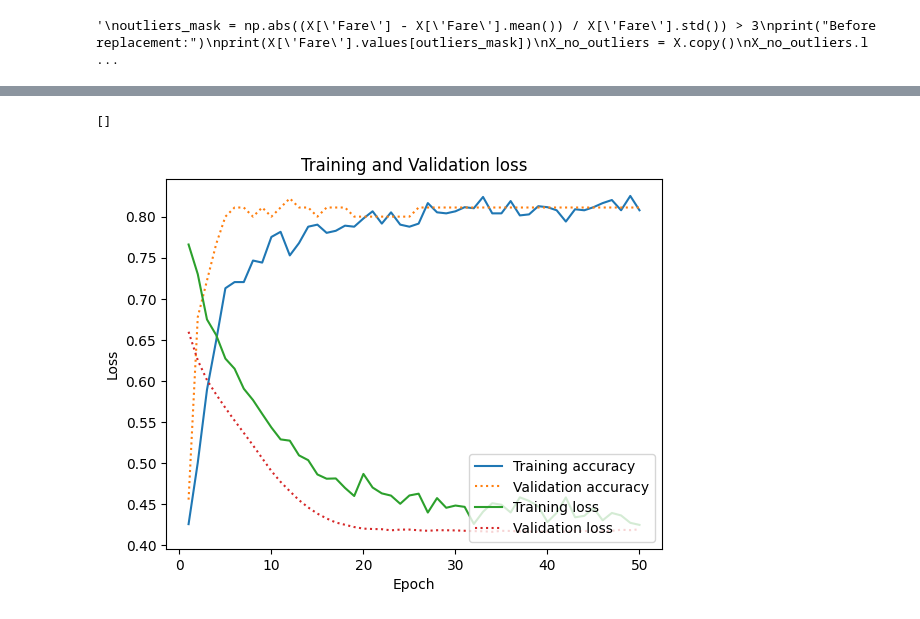
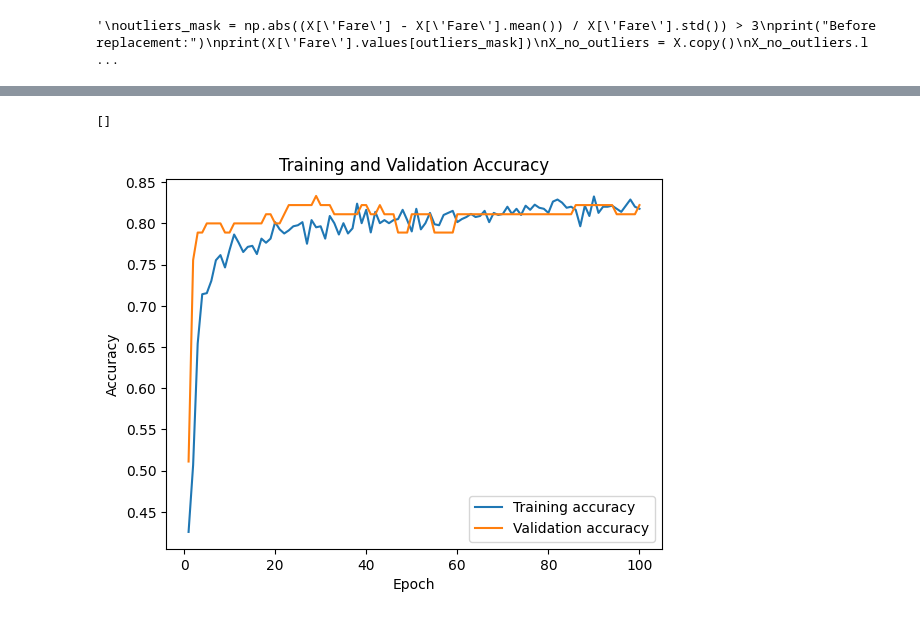
Before and after one commit to Shengan01/Kaggle, a Jupyter notebook: Competitions/Titanic/titan.ipynb, the cells around one changed output, grey strips where cells are left out. Cells and saved outputs as stored; diff of their text form; code cells hidden in the pictures.

```diff
--- a/Competitions/Titanic/titan.ipynb
+++ b/Competitions/Titanic/titan.ipynb
@@ -348,15 +350,15 @@ X_predict_scaled = scaler.transform(X_predict)
 
 model = Sequential()
 model.add(Dense(32, input_shape=(X.shape[1],), activation='relu'))
-model.add(Dropout(0.25))
-model.add(Dense(32, activation='relu'))
-model.add(Dropout(0.25))
+model.add(Dropout(0.3))
+model.add(Dense(16, activation='relu'))
+model.add(Dropout(0.3))
 model.add(Dense(1, activation='sigmoid'))
 learning_rate = 0.0005
 model.compile(optimizer=Adam(learning_rate), loss='binary_crossentropy', metrics=['accuracy'])
 X_train, X_test, y_train, y_test = train_test_split(X_scaled, y, test_size=0.1, random_state=42)
 
-history = model.fit(X_train, y_train, batch_size=64, epochs=50, validation_data=(X_test, y_test), verbose=2)
+history = model.fit(X_train, y_train, batch_size=32, epochs=100, validation_data=(X_test, y_test), verbose=2)
 y_pred = model.predict(X_predict_scaled)
 y_pred = np.round(y_pred).astype(int)
 
@@ -370,18 +372,10 @@ val_loss = history.history['val_loss']
 
 
 plt.plot(epochs, acc, '-', label='Training accuracy')
-plt.plot(epochs, val, ':', label='Validation accuracy')
+plt.plot(epochs, val, '-', label='Validation accuracy')
 plt.title('Training and Validation Accuracy')
 plt.xlabel('Epoch')
 plt.ylabel('Accuracy')
 plt.legend(loc='lower right')
 plt.plot()
-
-plt.plot(epochs, loss, '-', label='Training loss')
-plt.plot(epochs, val_loss, ':', label='Validation loss')
-plt.title('Training and Validation loss')
-plt.xlabel('Epoch')
-plt.ylabel('Loss')
-plt.legend(loc='lower right')
-plt.plot()
 # %% [output]
@@ -405,2 +399,2 @@ Epoch 50/50
 []
-[figure, old version]
+[figure, new version]
```
Also changed, not shown: parts of 3 cells of this notebook, 1 other file.
